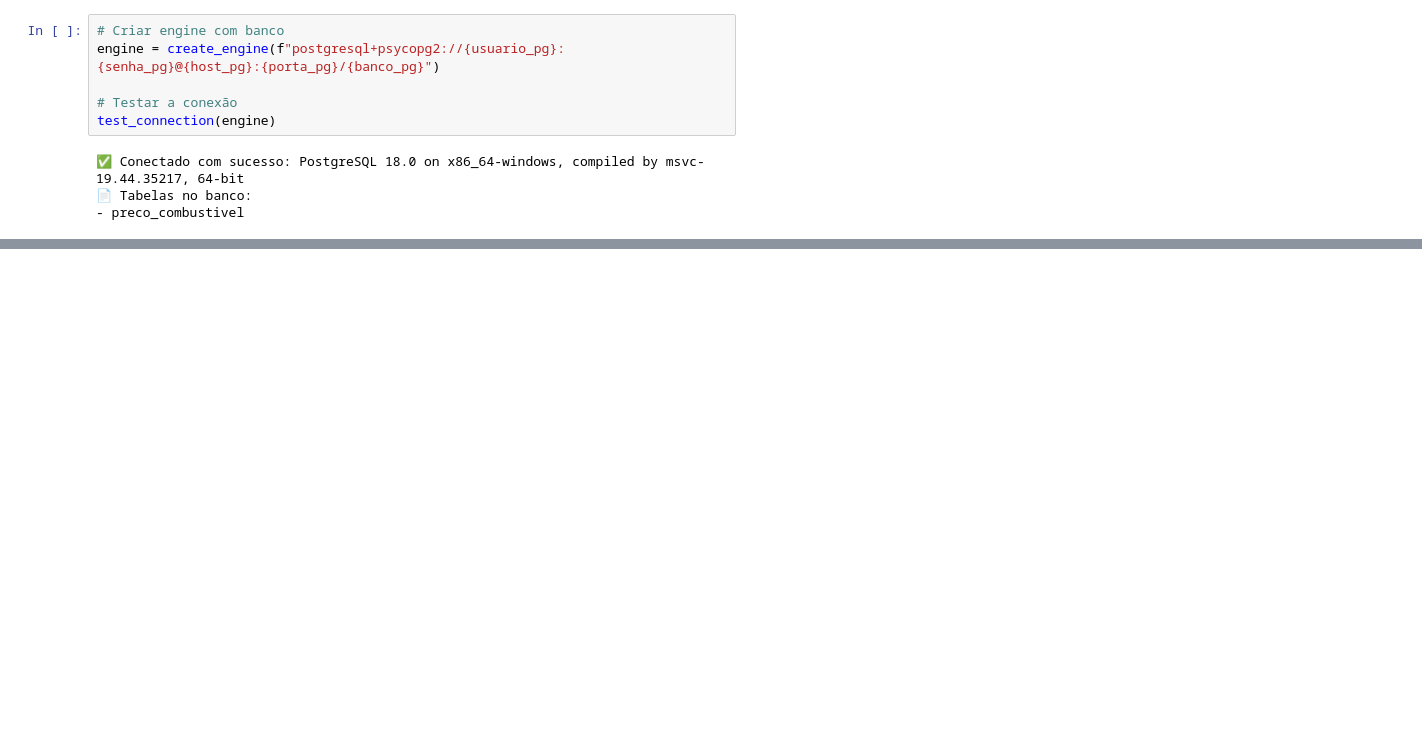
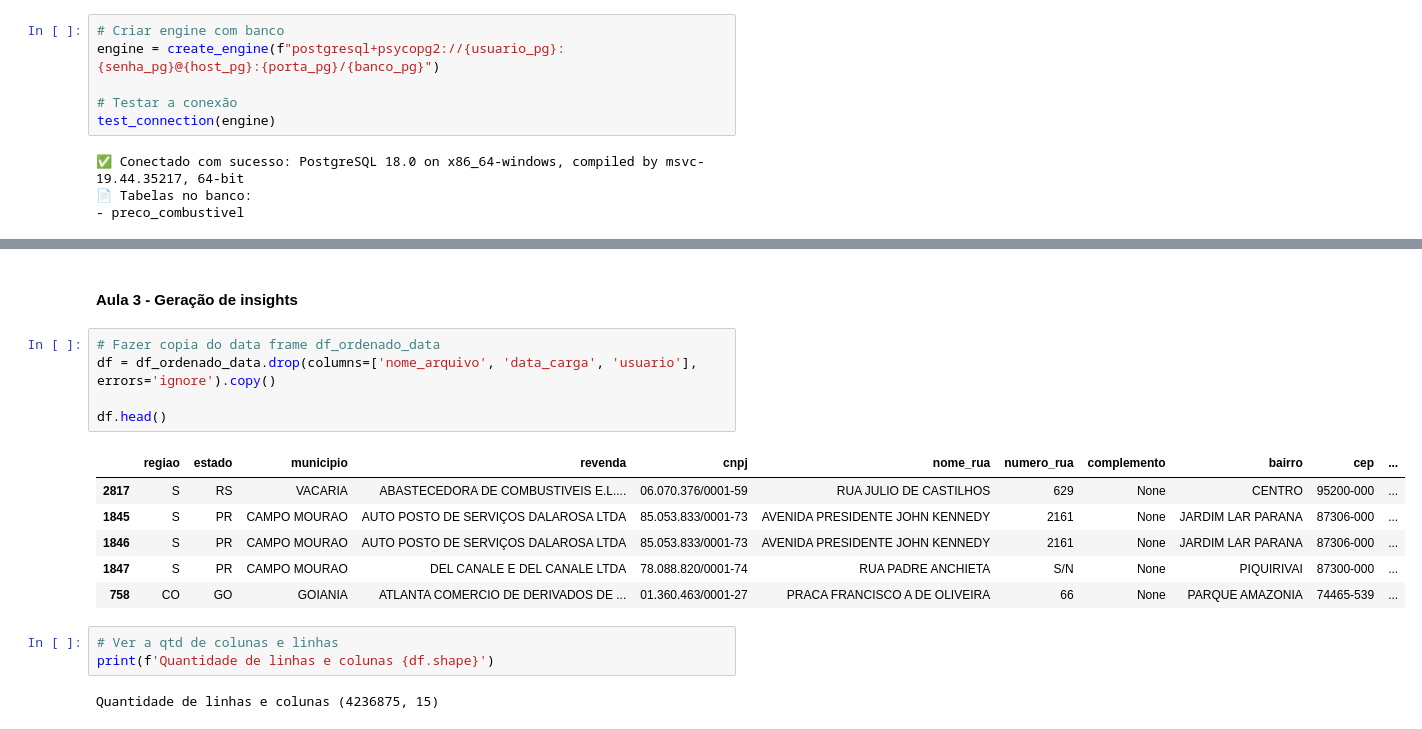
Before and after one commit to RicardViana/fiap-data-viz-and-production-models, a Jupyter notebook: analise_de_negocios.ipynb, the cells around one changed output, grey strips where cells are left out. Drawn from its saved outputs; the diff is of its cells as text; blank space fills up the shorter version.

```diff
--- a/analise_de_negocios.ipynb
+++ b/analise_de_negocios.ipynb
@@ -703,0 +669,19 @@ Amostra dos dados carregados (5 ultimas linhas):
+# %% [markdown]
+#### **Aula 3 - Geração de insights**
+# %%
+# Fazer copia do data frame df_ordenado_data
+df = df_ordenado_data.drop(columns=['nome_arquivo', 'data_carga', 'usuario'], errors='ignore').copy()
+
+df.head()
+# %% [output]
+|  | regiao | estado | municipio | revenda | cnpj | nome_rua | numero_rua | complemento | bairro | cep | ... |
+| 2817 | S | RS | VACARIA | ABASTECEDORA DE COMBUSTIVEIS E.L.... | 06.070.376/0001-59 | RUA JULIO DE CASTILHOS | 629 | None | CENTRO | 95200-000 | ... |
+| 1845 | S | PR | CAMPO MOURAO | AUTO POSTO DE SERVIÇOS DALAROSA LTDA | 85.053.833/0001-73 | AVENIDA PRESIDENTE JOHN KENNEDY | 2161 | None | JARDIM LAR PARANA | 87306-000 | ... |
+| 1846 | S | PR | CAMPO MOURAO | AUTO POSTO DE SERVIÇOS DALAROSA LTDA | 85.053.833/0001-73 | AVENIDA PRESIDENTE JOHN KENNEDY | 2161 | None | JARDIM LAR PARANA | 87306-000 | ... |
+| 1847 | S | PR | CAMPO MOURAO | DEL CANALE E DEL CANALE LTDA | 78.088.820/0001-74 | RUA PADRE ANCHIETA | S/N | None | PIQUIRIVAI | 87300-000 | ... |
+| 758 | CO | GO | GOIANIA | ATLANTA COMERCIO DE DERIVADOS DE ... | 01.360.463/0001-27 | PRACA FRANCISCO A DE OLIVEIRA | 66 | None | PARQUE AMAZONIA | 74465-539 | ... |
+# %%
+# Ver a qtd de colunas e linhas
+print(f'Quantidade de linhas e colunas {df.shape}')
+# %% [output]
+Quantidade de linhas e colunas (4236875, 15)
```
Also changed, not shown: parts of 16 cells of this notebook.
